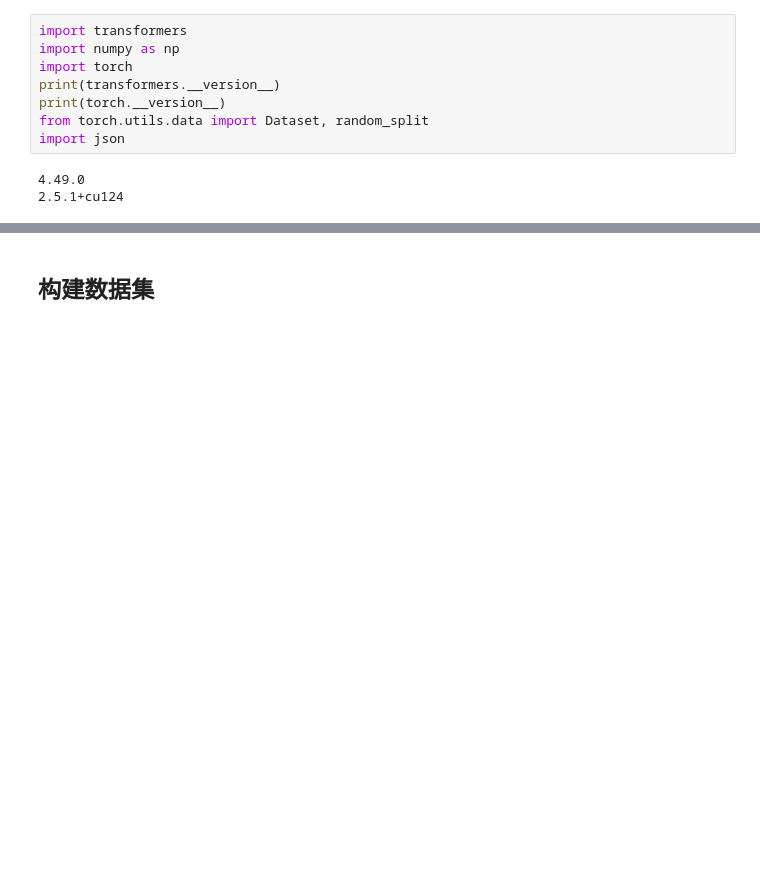
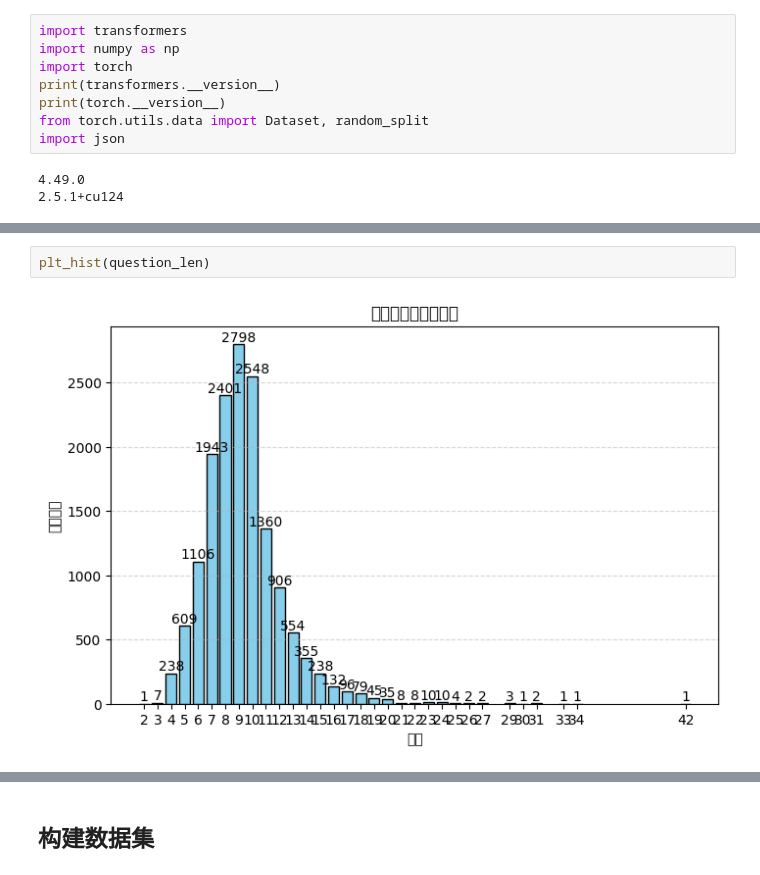
Before and after one commit to adnil8130/T5LittleGenQA, a Jupyter notebook: T5生成式问答.ipynb, the cells around one changed output, grey strips where cells are left out. Saved outputs shown, nothing was run; the diff lists cells and outputs as text; blank space fills up the shorter version.

```diff
--- a/T5生成式问答.ipynb
+++ b/T5生成式问答.ipynb
@@ -79,0 +156,4 @@ print("最长answer", max_answer_len, answer)
+# %%
+plt_hist(question_len)
+# %% [output]
+[figure, added]
```
Also changed, not shown: parts of 15 cells of this notebook, 1 other file.
